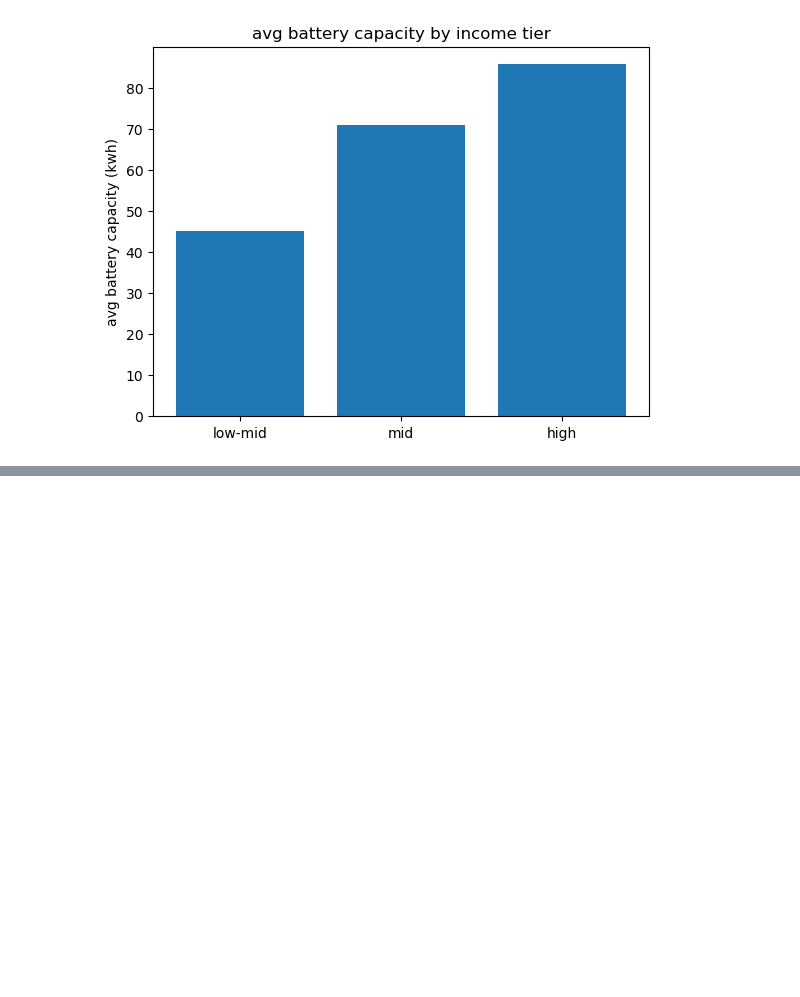
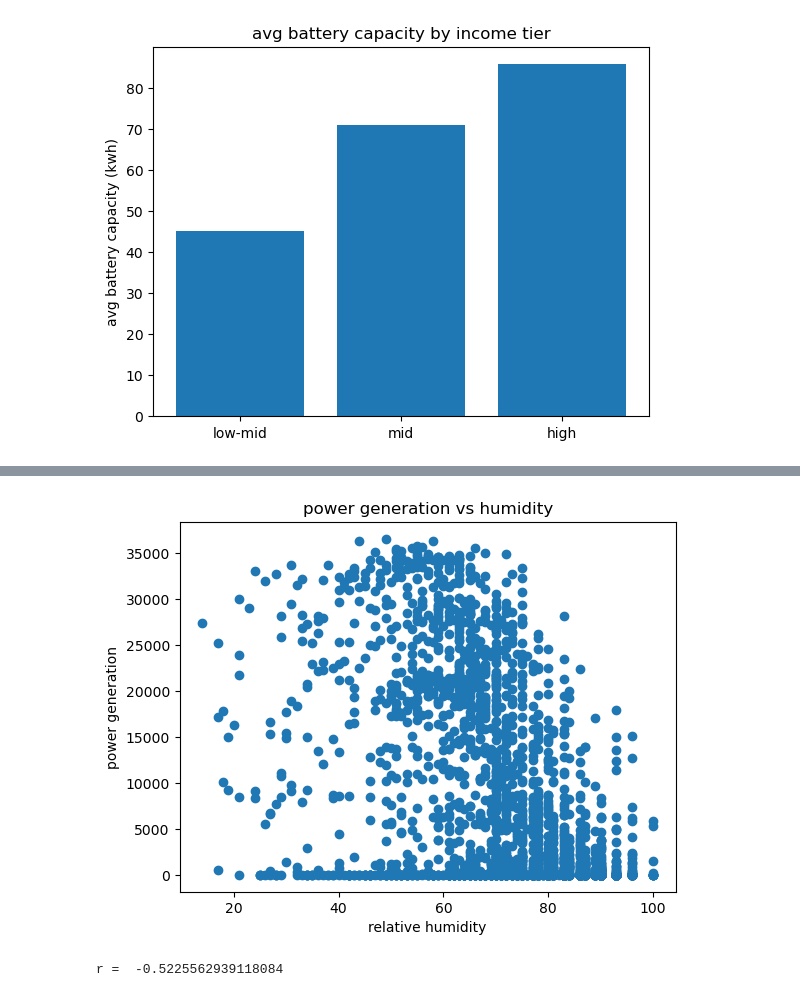
Before and after one commit to exu3/EE3315, a Jupyter notebook: L01_nb/L01.ipynb, the cells around one changed output, grey strips where cells are left out. Drawn from its saved outputs; the diff is of its cells as text; code cells hidden in the pictures; blank space fills up the shorter version.

```diff
--- a/L01_nb/L01.ipynb
+++ b/L01_nb/L01.ipynb
@@ -66,0 +132,15 @@ plt.show()
+# %%
+# scatter plot of pg vs rh
+fig, ax = plt.subplots()
+
+ax.scatter(rh, pg)
+
+ax.set_xlabel('relative humidity')
+ax.set_ylabel('power generation')
+ax.set_title('power generation vs humidity')
+
+plt.show()
+print("r = ", compute_r(rh, pg))
+# %% [output]
+[figure, added]
+r =  -0.5225562939118084
```
Also changed, not shown: parts of 9 cells of this notebook, 1 other file.
